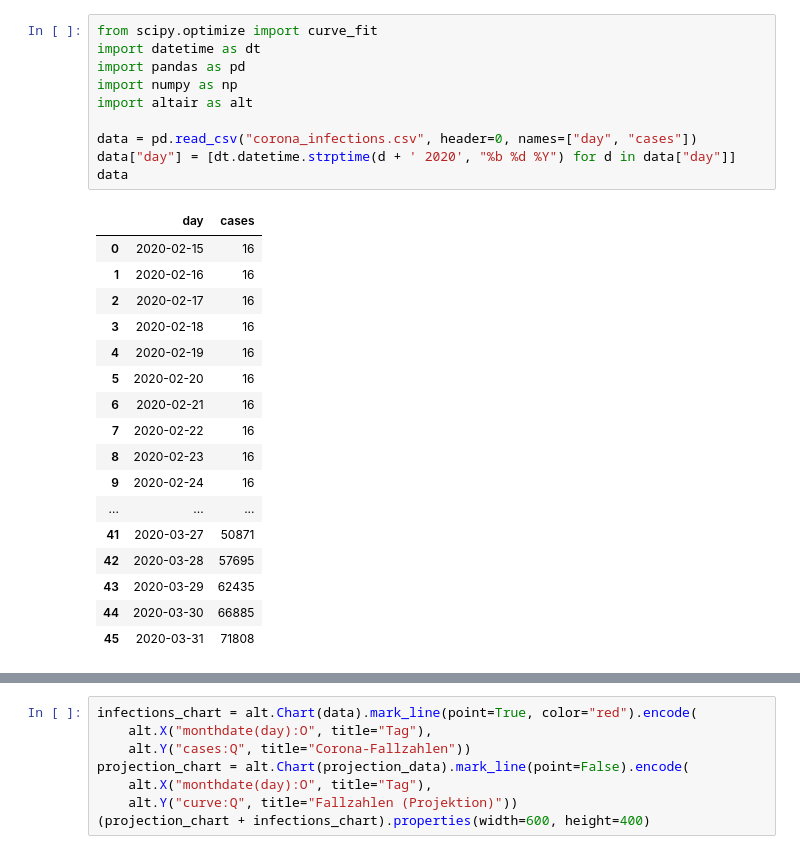
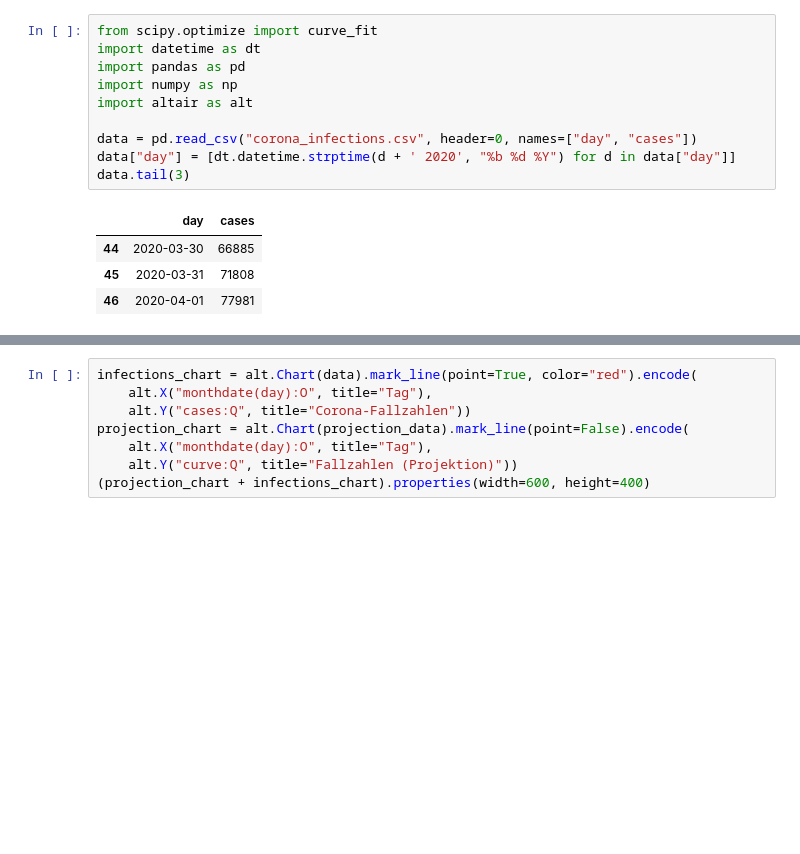
Before and after one commit to pinae/Covid-Predict, a Jupyter notebook: COVID-19-Predictions.ipynb, the cells around one changed output, grey strips where cells are left out. Saved outputs shown, nothing was run; the diff lists cells and outputs as text; blank space fills up the shorter version.

```diff
--- a/COVID-19-Predictions.ipynb
+++ b/COVID-19-Predictions.ipynb
@@ -1,31 +1,18 @@
 # %%
 from scipy.optimize import curve_fit
 import datetime as dt
 import pandas as pd
 import numpy as np
 import altair as alt
 
 data = pd.read_csv("corona_infections.csv", header=0, names=["day", "cases"])
 data["day"] = [dt.datetime.strptime(d + ' 2020', "%b %d %Y") for d in data["day"]]
-data
+data.tail(3)
 # %% [output]
 |  | day | cases |
-| 0 | 2020-02-15 | 16 |
-| 1 | 2020-02-16 | 16 |
-| 2 | 2020-02-17 | 16 |
-| 3 | 2020-02-18 | 16 |
-| 4 | 2020-02-19 | 16 |
-| 5 | 2020-02-20 | 16 |
-| 6 | 2020-02-21 | 16 |
-| 7 | 2020-02-22 | 16 |
-| 8 | 2020-02-23 | 16 |
-| 9 | 2020-02-24 | 16 |
-| ... | ... | ... |
-| 41 | 2020-03-27 | 50871 |
-| 42 | 2020-03-28 | 57695 |
-| 43 | 2020-03-29 | 62435 |
 | 44 | 2020-03-30 | 66885 |
 | 45 | 2020-03-31 | 71808 |
+| 46 | 2020-04-01 | 77981 |
 # %%
 infections = alt.Chart(data).mark_line(point=True).encode(
     alt.X("monthdate(day):O", title="Tag"),
```
Also changed, not shown: parts of 5 cells of this notebook, 1 other file.
